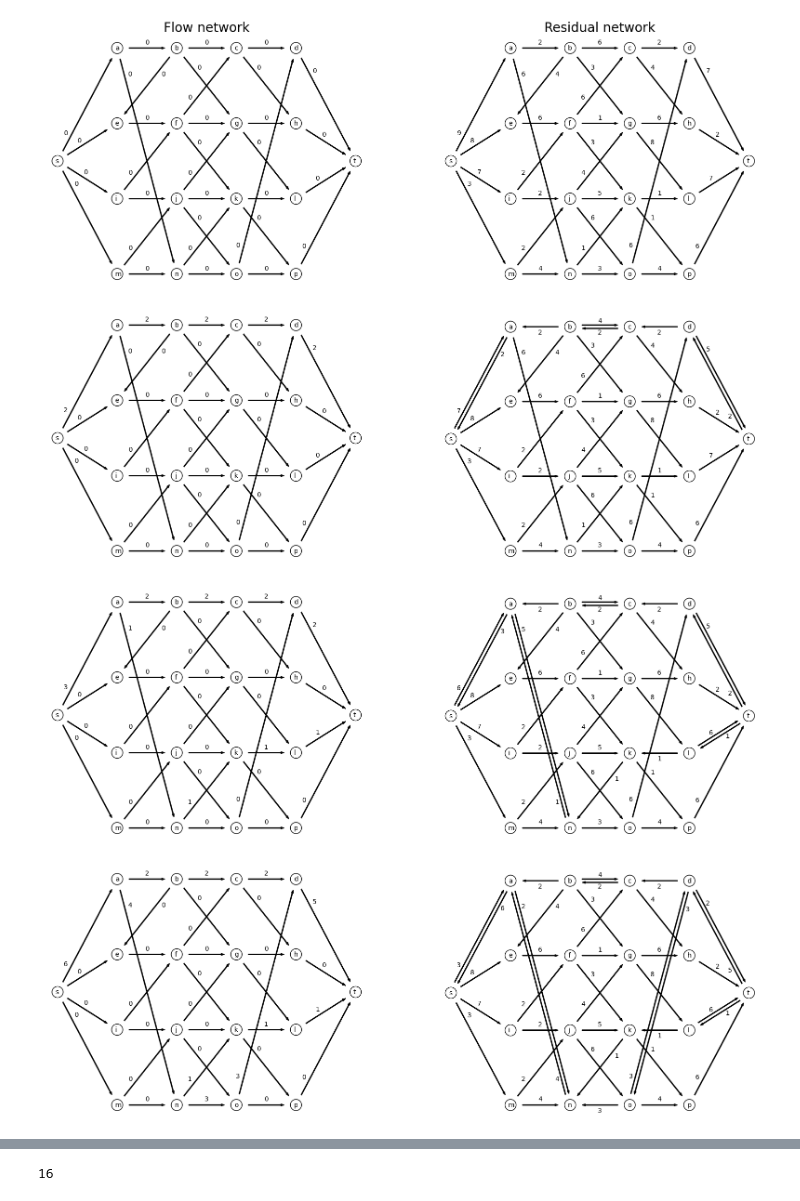
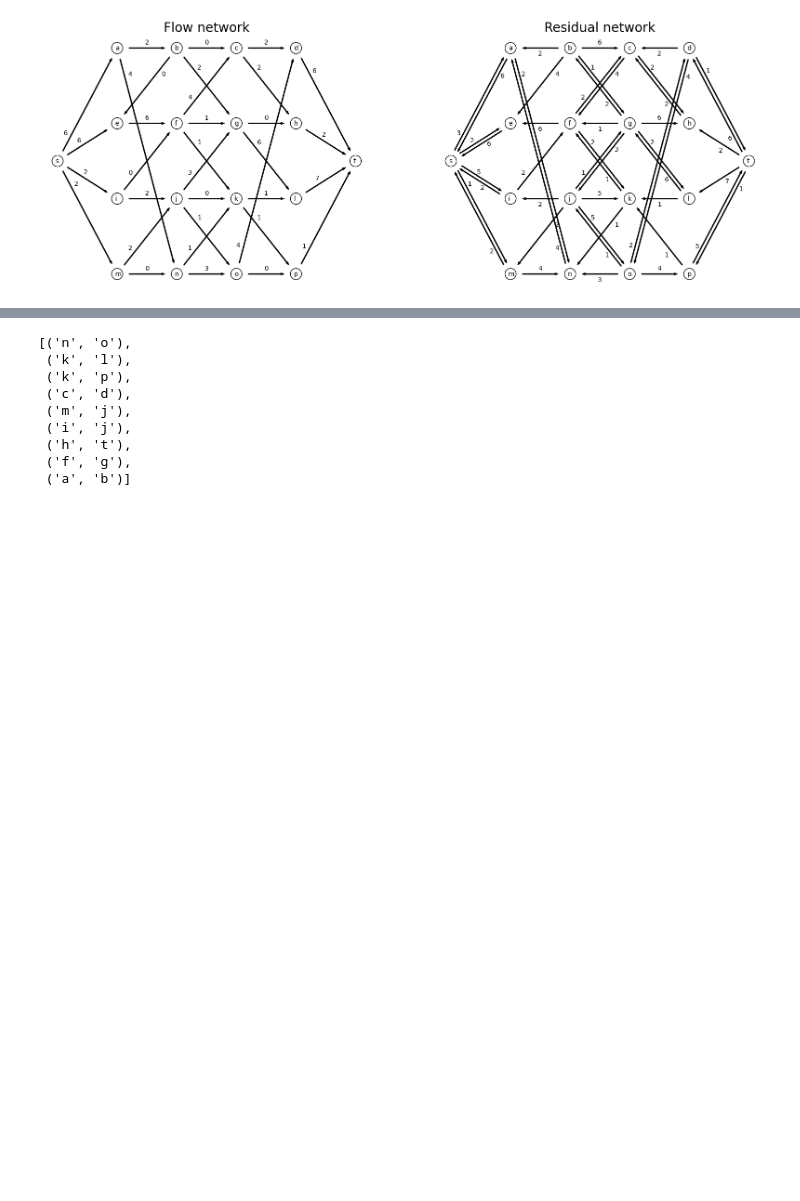
Before and after one commit to ChackMociute/Maximal-Flow-Solver, a Jupyter notebook: graphs.ipynb, the cells around one changed output, grey strips where cells are left out. Saved outputs shown, nothing was run; the diff lists cells and outputs as text; code cells hidden in the pictures; blank space fills up the shorter version.

Commit message:
Added method for getting edges across a minimal cut

```diff
--- a/graphs.ipynb
+++ b/graphs.ipynb
@@ -56,11 +56,8 @@ capacity = {('s', 'a'):9,
             ('p', 't'):6,
            }
 # %%
-mf = MaximalFlow(vertices, capacity, name='cw1', save_fig=True)
-mf.find_maximal_flow(draw_intermediate=True)
-mf.get_minimal_cut_value()
+mf = MaximalFlow(vertices, capacity)
+mf.find_maximal_flow()
+mf.get_edges_across_cut()
 # %% [output]
-[figure, old version]
+[figure, new version]
-[figure, removed]
-[figure, removed]
-[figure, removed]
@@ -74 +64,9 @@ mf.get_minimal_cut_value()
-16
+[('n', 'o'),
+ ('k', 'l'),
+ ('k', 'p'),
+ ('c', 'd'),
+ ('m', 'j'),
+ ('i', 'j'),
+ ('h', 't'),
+ ('f', 'g'),
+ ('a', 'b')]
```
Also changed, not shown: parts of 1 cell of this notebook, 1 other file.
